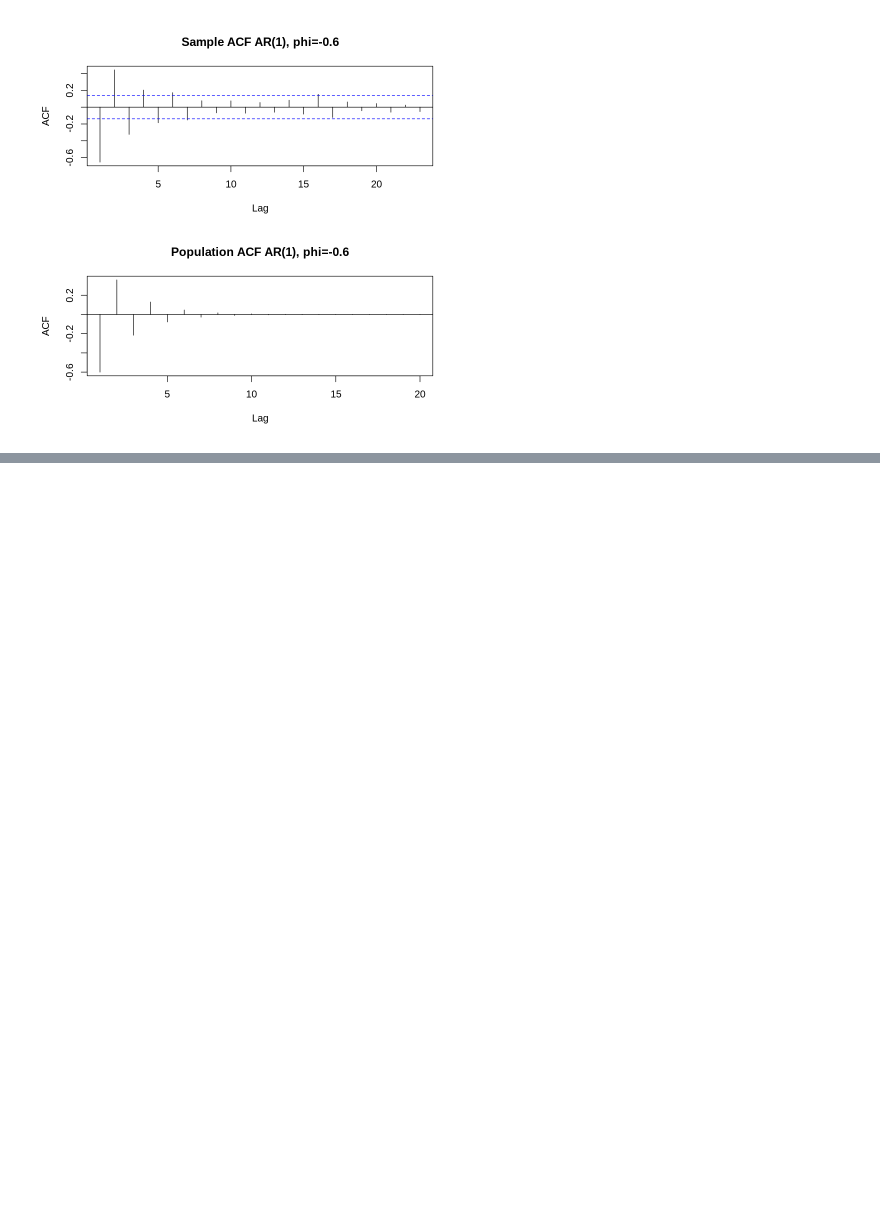
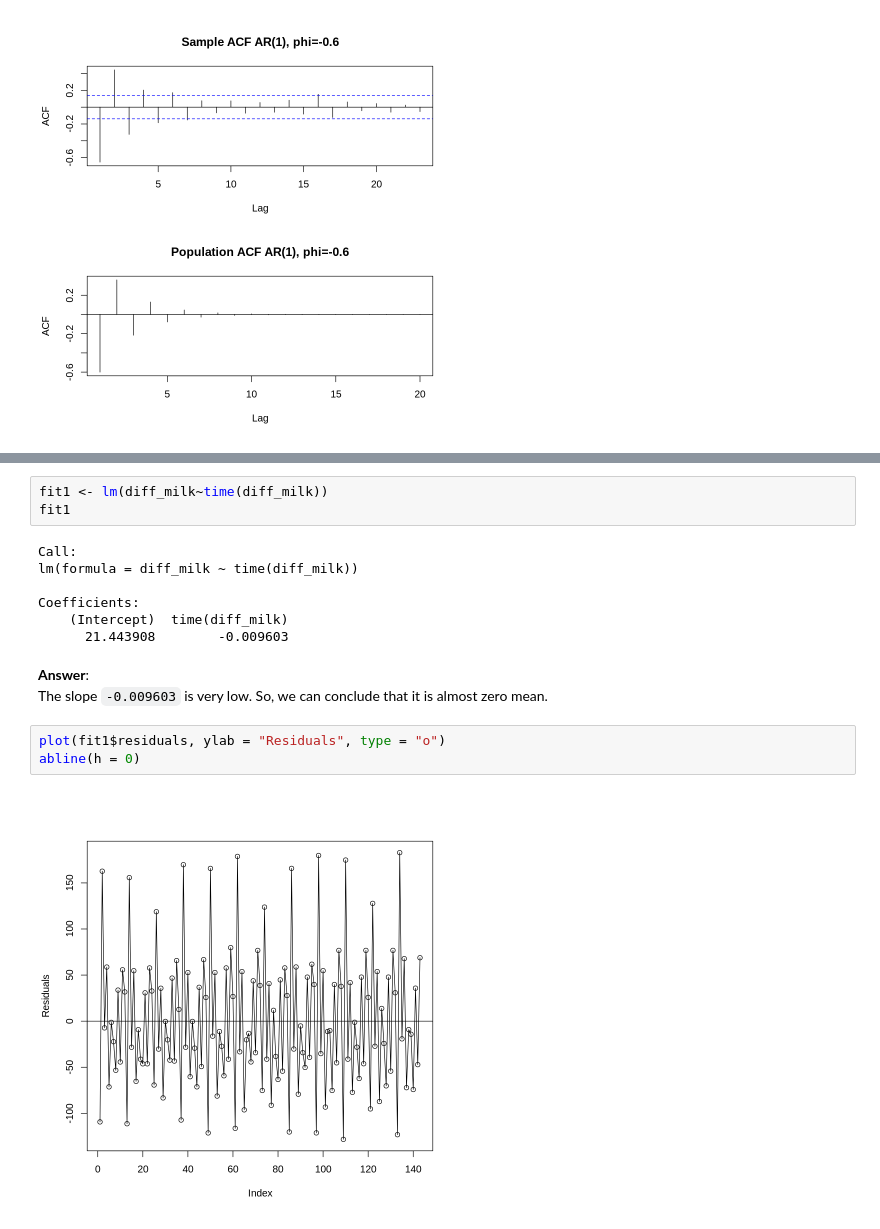
Before and after one commit to Max-Ghadri/Time-Series-Analysis, a Jupyter notebook: 0. Time Series Analysis _ using R on Colab.ipynb, the cells around one changed output, grey strips where cells are left out. Drawn from its saved outputs; the diff is of its cells as text; blank space fills up the shorter version.

```diff
--- a/0. Time Series Analysis _ using R on Colab.ipynb
+++ b/0. Time Series Analysis _ using R on Colab.ipynb
@@ -580,0 +620,18 @@ abline(h=0)
+# %%
+fit1 <- lm(diff_milk~time(diff_milk))
+fit1
+# %% [output]
+Call:
+lm(formula = diff_milk ~ time(diff_milk))
+
+Coefficients:
+    (Intercept)  time(diff_milk)
+      21.443908        -0.009603
+# %% [markdown]
+**Answer**:
+The slope `-0.009603` is very low. So, we can conclude that it is almost zero mean.
+# %%
+plot(fit1$residuals, ylab = "Residuals", type = "o")
+abline(h = 0)
+# %% [output]
+[figure, added]
```
Also changed, not shown: parts of 24 cells of this notebook.
